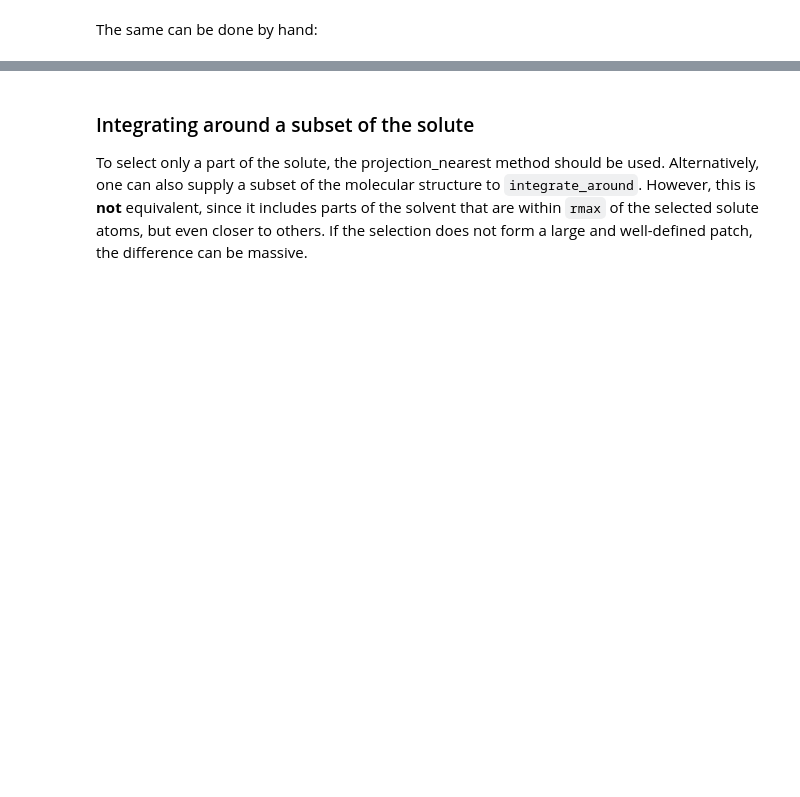
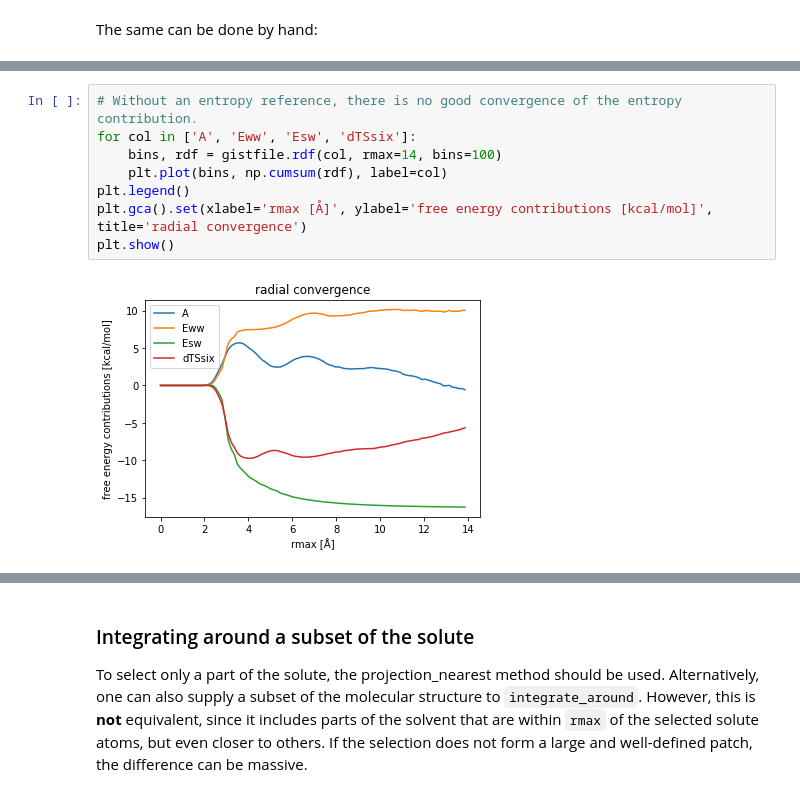
Before and after one commit to liedllab/gisttools, a Jupyter notebook: example/benzene/example.ipynb, the cells around one changed output, grey strips where cells are left out. Saved outputs shown, nothing was run; the diff lists cells and outputs as text; blank space fills up the shorter version.

```diff
--- a/example/benzene/example.ipynb
+++ b/example/benzene/example.ipynb
@@ -233,0 +251,10 @@ dtype: float64
+# %%
+# Without an entropy reference, there is no good convergence of the entropy contribution.
+for col in ['A', 'Eww', 'Esw', 'dTSsix']:
+    bins, rdf = gistfile.rdf(col, rmax=14, bins=100)
+    plt.plot(bins, np.cumsum(rdf), label=col)
+plt.legend()
+plt.gca().set(xlabel='rmax [Å]', ylabel='free energy contributions [kcal/mol]', title='radial convergence')
+plt.show()
+# %% [output]
+[figure, added]
```
Also changed, not shown: parts of 18 cells of this notebook.
